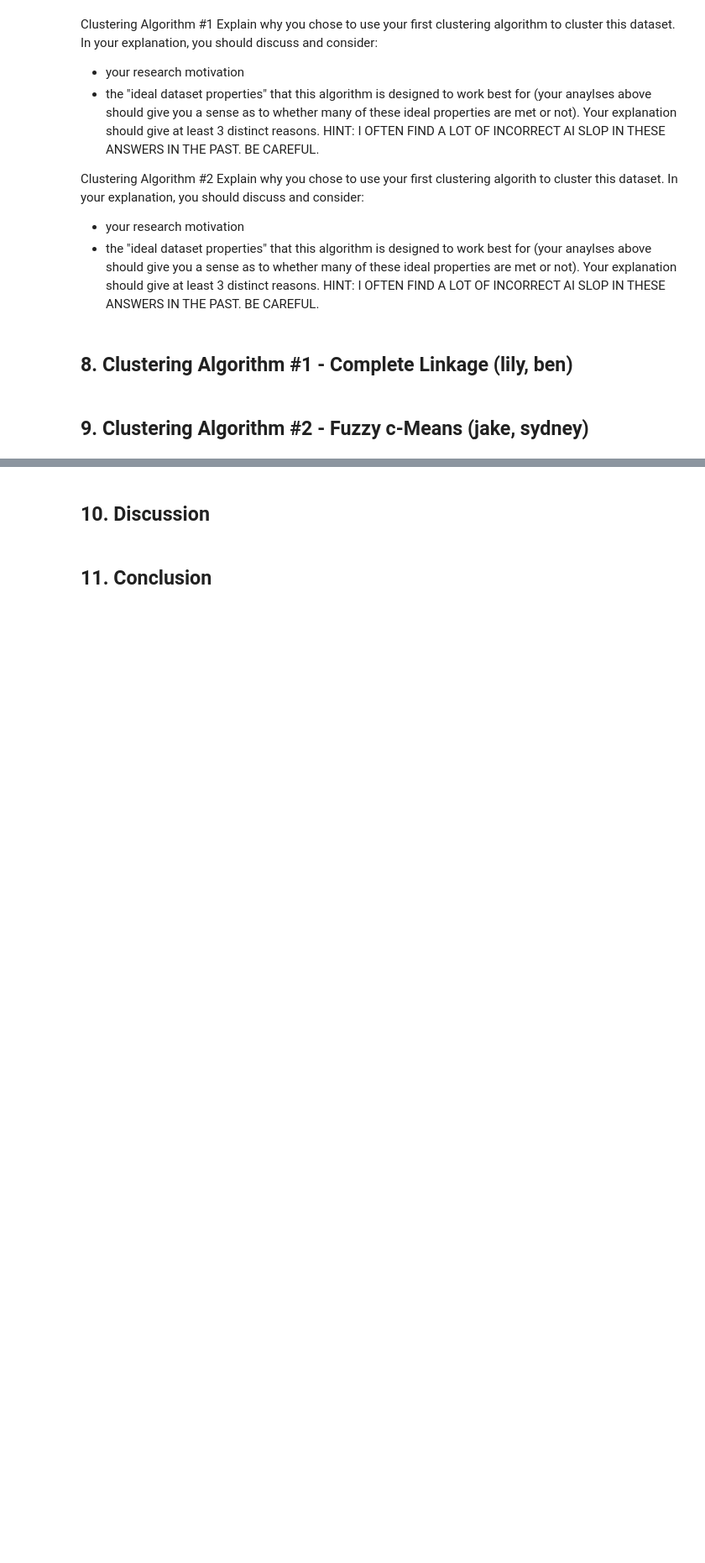
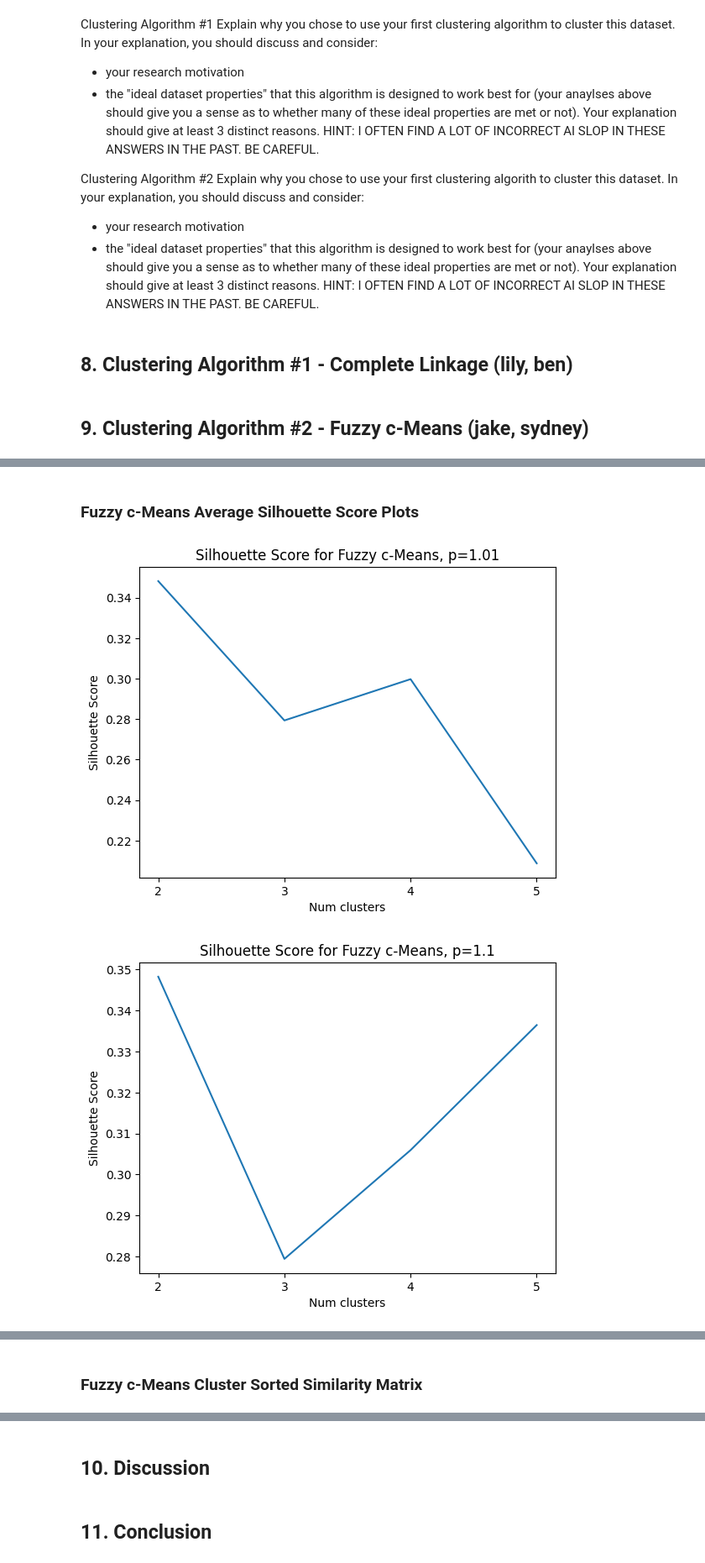
Before and after one commit to BenLeidig/stat437-project, a Jupyter notebook: project_template.ipynb, the cells around one changed output, grey strips where cells are left out. Shown at 84% size. Cells and saved outputs as stored; diff of their text form; code cells hidden in the pictures; blank space fills up the shorter version.

```diff
--- a/project_template.ipynb
+++ b/project_template.ipynb
@@ -272,0 +350,20 @@ CAREFUL.
+# %% [markdown]
+### Fuzzy c-Means Average Silhouette Score Plots
+# %%
+for p in [1.01, 1.1, 1.3, 1.7]:
+    scores = []
+    for c in range(2,6):
+        centroids, W, W_0, dist_mat, history, iters, ndpc = cmeans(df_scaled.T, c=c, m=p, error=1e-6, maxiter=20000, seed=100)
+        cluster_columns = ['Cluster %s Membership score' %(str(i)) for i in range(0,c)]
+        df_membership = pd.DataFrame(W.T, columns=cluster_columns)
+        partition_cluster_labels = [df_membership.T[i].argmax() for i in range(0, len(df_membership))]
+        scores.append(silhouette_score(X, partition_cluster_labels, metric='euclidean'))
+    plt.plot(range(2, 6), scores)
+    plt.xlabel("Num clusters")
+    plt.xticks(range(2,6))
+    plt.ylabel("Silhouette Score")
+    plt.title(f"Silhouette Score for Fuzzy c-Means, p={p}")
+    plt.show()
+# %% [output]
+[figure, added]
+[figure, added]
@@ -272,0 +372,2 @@ CAREFUL.
+# %% [markdown]
+### Fuzzy c-Means Cluster Sorted Similarity Matrix
```
Also changed, not shown: parts of 15 cells of this notebook.
